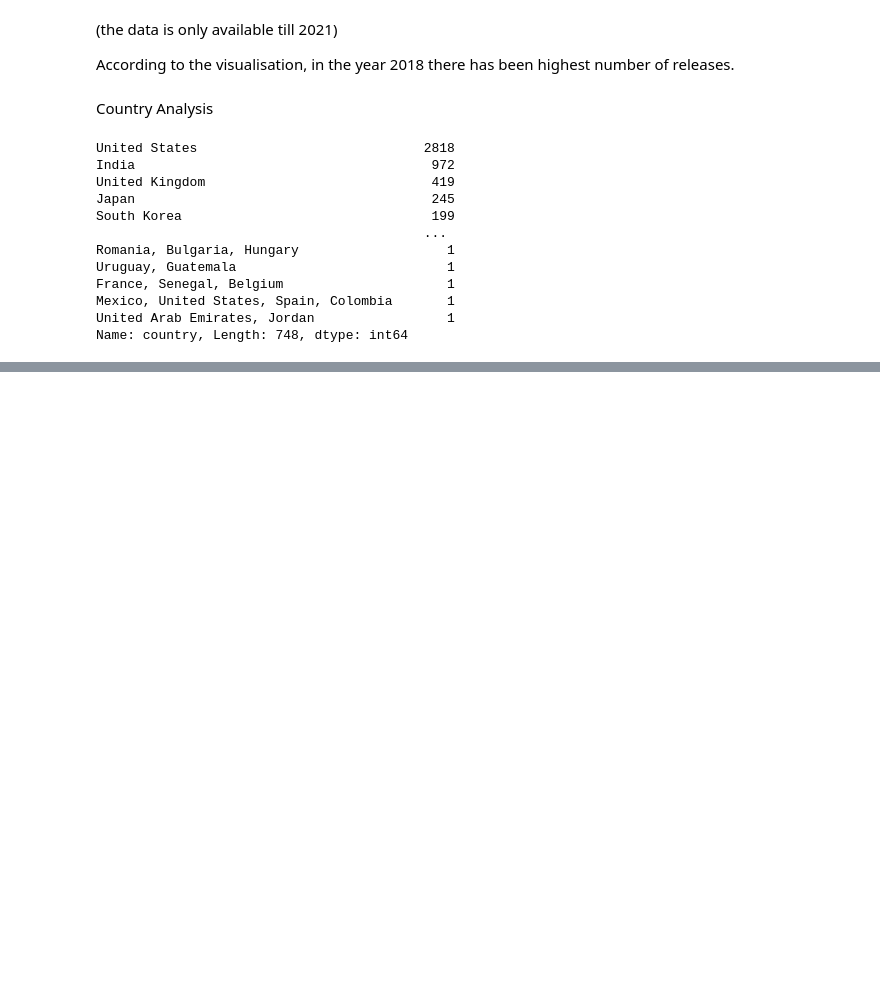
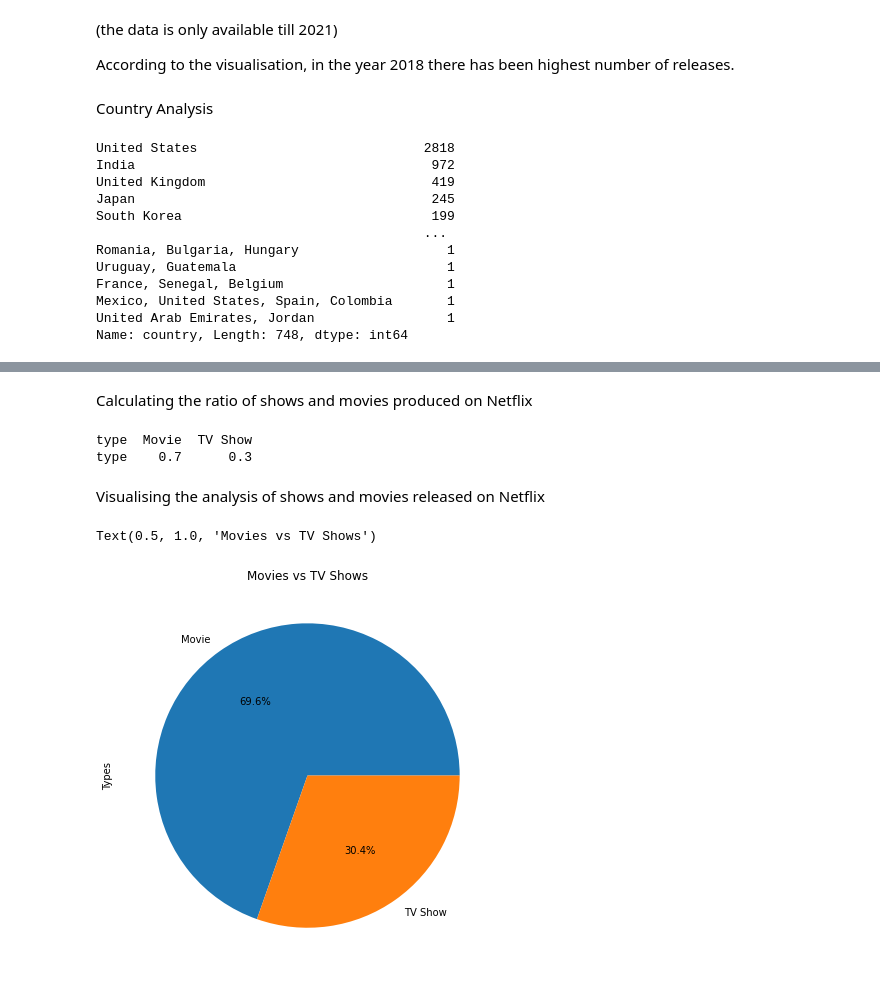
Before and after one commit to sai-pallavi-2003/NetflixShows-DescriptiveAnalysis, a Jupyter notebook: NetflixShows.ipynb, the cells around one changed output, grey strips where cells are left out. Cells and saved outputs as stored; diff of their text form; code cells hidden in the pictures; blank space fills up the shorter version.

```diff
--- a/NetflixShows.ipynb
+++ b/NetflixShows.ipynb
@@ -136,0 +157,4 @@ Name: country, Length: 748, dtype: int64
+# %%
+netflix['count']=1 #helper column for keeping a track of count
+data = netflix.groupby('country')['count'].sum().sort_values(ascending=False)[:10]
+print(data)
@@ -136,0 +174,22 @@ Name: country, Length: 748, dtype: int64
+# %% [markdown]
+Calculating the ratio of shows and movies produced on Netflix
+# %%
+x = netflix.groupby(['type'])['type'].count()
+y = len(netflix)
+r=((x/y)).round(2)
+ms_ratio = pd.DataFrame(r).T
+# .T is used for transposing the values to fit in the frame
+print(ms_ratio)
+# %% [output]
+type  Movie  TV Show
+type    0.7      0.3
+# %% [markdown]
+Visualising the analysis of shows and movies released on Netflix
+# %%
+
+plott = netflix.type.value_counts().plot.pie(figsize=(10, 7),autopct= "%1.1f%%")
+plott.set_ylabel("Types")
+plott.set_title("Movies vs TV Shows")
+# %% [output]
+Text(0.5, 1.0, 'Movies vs TV Shows')
+[figure, added]
```
Also changed, not shown: parts of 9 cells of this notebook.
